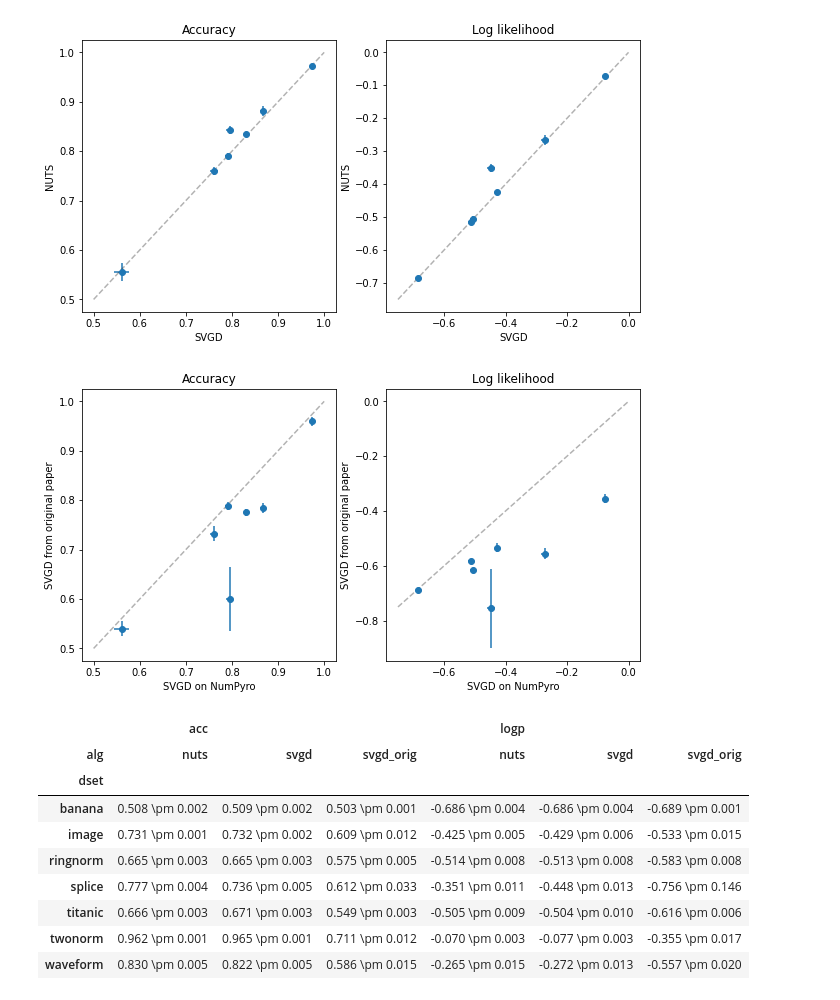
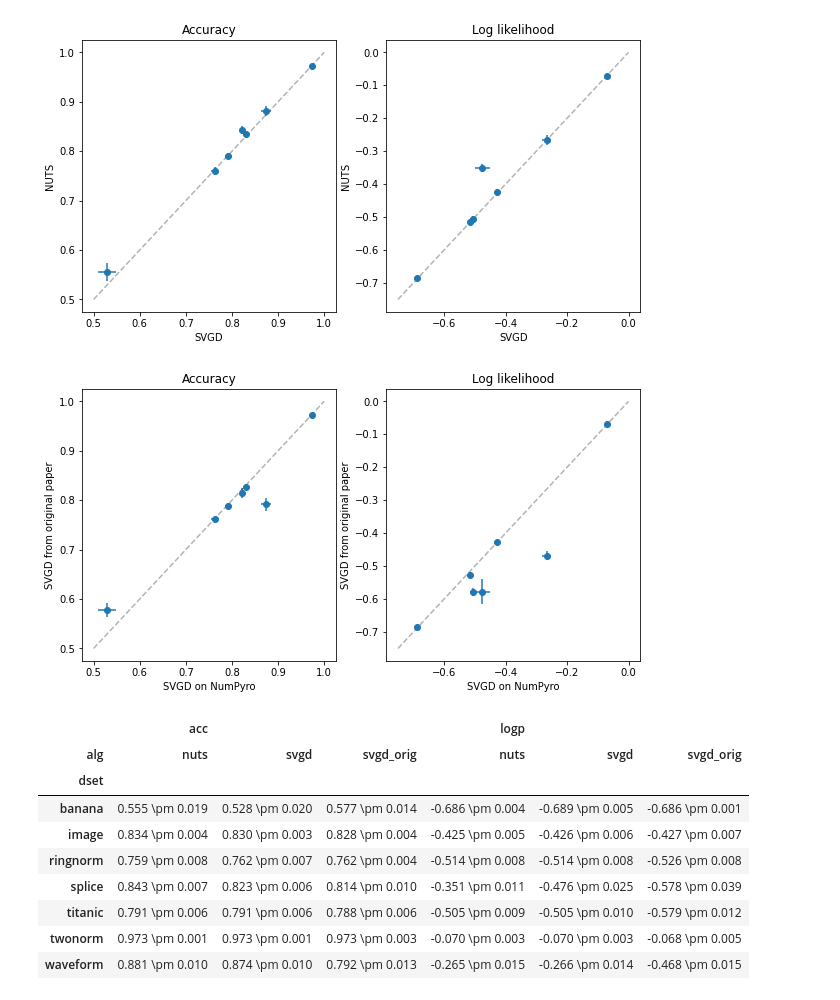
Before and after one commit to apivich-h/cs6216-svgd-project, a Jupyter notebook: figs/plots.ipynb, the cells around one changed output. Cells and saved outputs as stored; diff of their text form; code cells hidden in the pictures.

```diff
--- a/figs/plots.ipynb
+++ b/figs/plots.ipynb
@@ -5,13 +6,13 @@ import pandas as pd
 results_folder = '../results'
 # %%
 logistic_res = pd.read_csv(f'{results_folder}/logistic_results_realdata.csv')
-logistic_summary = logistic_res.pivot_table(values=['time', 'acc', 'abs_acc', 'logp'],
+logistic_summary = logistic_res.pivot_table(values=['time', 'acc', 'logp'],
                                             index='dset', columns='alg', aggfunc=['mean', 'sem'])
 # %%
 fig, [ax_acc, ax_logp] = plt.subplots(ncols=2, figsize=(10, 5))
 
-ax_acc.errorbar(logistic_summary['mean']['abs_acc']['svgd'], logistic_summary['mean']['abs_acc']['nuts'],
-                xerr=logistic_summary['sem']['abs_acc']['svgd'], yerr=logistic_summary['sem']['abs_acc']['nuts'],
+ax_acc.errorbar(logistic_summary['mean']['acc']['svgd'], logistic_summary['mean']['acc']['nuts'],
+                xerr=logistic_summary['sem']['acc']['svgd'], yerr=logistic_summary['sem']['acc']['nuts'],
                 fmt='o')
 ax_acc.plot([0.5, 1.], [0.5, 1.], '--k', alpha=0.3)
 ax_acc.set_xlabel('SVGD')
@@ -28,29 +29,29 @@ ax_logp.set_title('Log likelihood')
 
 fig.savefig('./logistic_svgd_nuts')
 # %% [output]
-[figure, old version]
+[figure, new version]
 # %%
 fig, [ax_acc, ax_logp] = plt.subplots(ncols=2, figsize=(10, 5))
 
-ax_acc.errorbar(logistic_summary['mean']['abs_acc']['svgd'], logistic_summary['mean']['abs_acc']['svgd_orig'],
-                xerr=logistic_summary['sem']['abs_acc']['svgd'], yerr=logistic_summary['sem']['abs_acc']['svgd_orig'],
+ax_acc.errorbar(logistic_summary['mean']['acc']['svgd'], logistic_summary['mean']['acc']['svgd_orig'],
+                xerr=logistic_summary['sem']['acc']['svgd'], yerr=logistic_summary['sem']['acc']['svgd_orig'],
                 fmt='o')
 ax_acc.plot([0.5, 1.], [0.5, 1.], '--k', alpha=0.3)
 ax_acc.set_xlabel('SVGD on NumPyro')
 ax_acc.set_ylabel('SVGD from original paper')
 ax_acc.set_title('Accuracy')
 
 ax_logp.errorbar(logistic_summary['mean']['logp']['svgd'], logistic_summary['mean']['logp']['svgd_orig'],
                  xerr=logistic_summary['sem']['logp']['svgd'], yerr=logistic_summary['sem']['logp']['svgd_orig'],
                  fmt='o')
 ax_logp.plot([-0.75, 0.], [-0.75, 0.], '--k', alpha=0.3)
 ax_logp.set_xlabel('SVGD on NumPyro')
 ax_logp.set_ylabel('SVGD from original paper')
 ax_logp.set_title('Log likelihood')
 
 fig.savefig('./logistic_svgd_variants')
 # %% [output]
-[figure, old version]
+[figure, new version]
 # %%
 columns = [
     ('acc',       'nuts'),
@@ -69,13 +70,13 @@ result_table_logist
 |  | acc |  |  | logp |  |  |
 | alg | nuts | svgd | svgd_orig | nuts | svgd | svgd_orig |
 | dset |  |  |  |  |  |  |
-| banana | 0.508 \pm 0.002 | 0.509 \pm 0.002 | 0.503 \pm 0.001 | -0.686 \pm 0.004 | -0.686 \pm 0.004 | -0.689 \pm 0.001 |
-| image | 0.731 \pm 0.001 | 0.732 \pm 0.002 | 0.609 \pm 0.012 | -0.425 \pm 0.005 | -0.429 \pm 0.006 | -0.533 \pm 0.015 |
-| ringnorm | 0.665 \pm 0.003 | 0.665 \pm 0.003 | 0.575 \pm 0.005 | -0.514 \pm 0.008 | -0.513 \pm 0.008 | -0.583 \pm 0.008 |
-| splice | 0.777 \pm 0.004 | 0.736 \pm 0.005 | 0.612 \pm 0.033 | -0.351 \pm 0.011 | -0.448 \pm 0.013 | -0.756 \pm 0.146 |
-| titanic | 0.666 \pm 0.003 | 0.671 \pm 0.003 | 0.549 \pm 0.003 | -0.505 \pm 0.009 | -0.504 \pm 0.010 | -0.616 \pm 0.006 |
-| twonorm | 0.962 \pm 0.001 | 0.965 \pm 0.001 | 0.711 \pm 0.012 | -0.070 \pm 0.003 | -0.077 \pm 0.003 | -0.355 \pm 0.017 |
-| waveform | 0.830 \pm 0.005 | 0.822 \pm 0.005 | 0.586 \pm 0.015 | -0.265 \pm 0.015 | -0.272 \pm 0.013 | -0.557 \pm 0.020 |
+| banana | 0.555 \pm 0.019 | 0.528 \pm 0.020 | 0.577 \pm 0.014 | -0.686 \pm 0.004 | -0.689 \pm 0.005 | -0.686 \pm 0.001 |
+| image | 0.834 \pm 0.004 | 0.830 \pm 0.003 | 0.828 \pm 0.004 | -0.425 \pm 0.005 | -0.426 \pm 0.006 | -0.427 \pm 0.007 |
+| ringnorm | 0.759 \pm 0.008 | 0.762 \pm 0.007 | 0.762 \pm 0.004 | -0.514 \pm 0.008 | -0.514 \pm 0.008 | -0.526 \pm 0.008 |
+| splice | 0.843 \pm 0.007 | 0.823 \pm 0.006 | 0.814 \pm 0.010 | -0.351 \pm 0.011 | -0.476 \pm 0.025 | -0.578 \pm 0.039 |
+| titanic | 0.791 \pm 0.006 | 0.791 \pm 0.006 | 0.788 \pm 0.006 | -0.505 \pm 0.009 | -0.505 \pm 0.010 | -0.579 \pm 0.012 |
+| twonorm | 0.973 \pm 0.001 | 0.973 \pm 0.001 | 0.973 \pm 0.003 | -0.070 \pm 0.003 | -0.070 \pm 0.003 | -0.068 \pm 0.005 |
+| waveform | 0.881 \pm 0.010 | 0.874 \pm 0.010 | 0.792 \pm 0.013 | -0.265 \pm 0.015 | -0.266 \pm 0.014 | -0.468 \pm 0.015 |
 # %%
 print(result_table_logist.style.to_latex())
 # %% [output]
```
Also changed, not shown: parts of 12 cells of this notebook, 17 other files.
